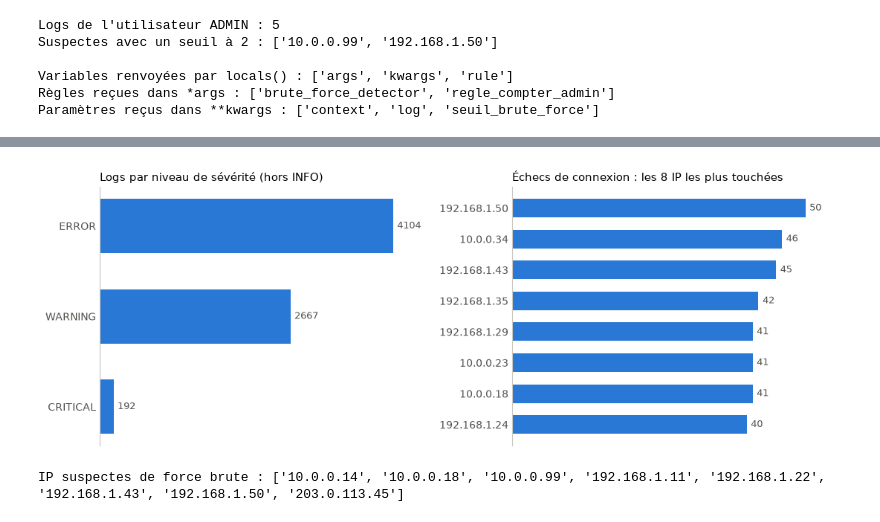
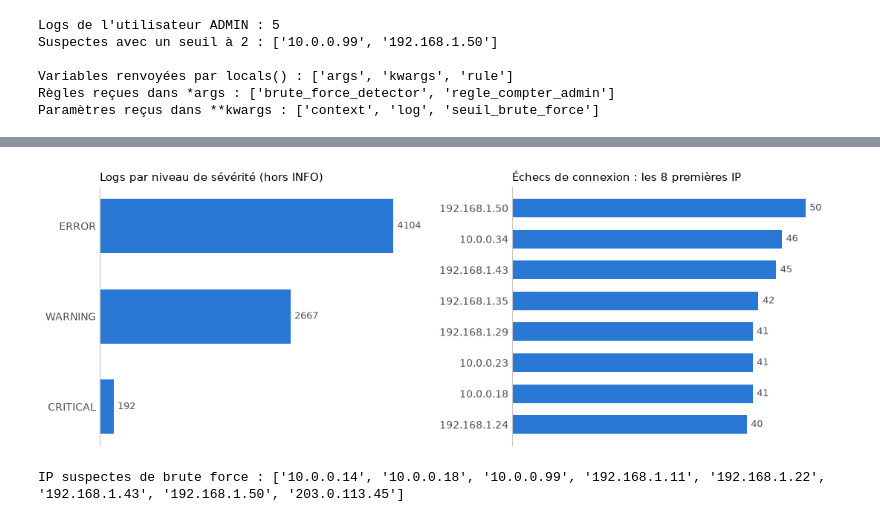
Before and after one commit to Kingfor118/Projet_Python_Inge3_ECE, a Jupyter notebook: report/rapport.ipynb, the cells around one changed output, grey strips where cells are left out. Cells and saved outputs as stored; diff of their text form; code cells hidden in the pictures.

```diff
--- a/report/rapport.ipynb
+++ b/report/rapport.ipynb
@@ -321,33 +312,32 @@ Lignes rejetées : 7
 # %%
 BLEU = "#2a78d6"
 ENCRE = "#52514e"
 
 
 def barres(ax, donnees: dict, titre: str) -> None:
-    """Trace des barres horizontales, de la plus grande à la plus petite."""
     tri = sorted(donnees.items(), key=lambda paire: paire[1])
     noms = [str(nom) for nom, _ in tri]
     valeurs = [valeur for _, valeur in tri]
     rects = ax.barh(noms, valeurs, color=BLEU, height=0.6)
     ax.bar_label(rects, padding=4, color=ENCRE, fontsize=9)
     ax.set_title(titre, loc="left", fontsize=11)
     ax.spines[["top", "right", "bottom"]].set_visible(False)
     ax.spines["left"].set_color("#c9c8c2")
     ax.tick_params(axis="y", length=0, colors=ENCRE)
     ax.xaxis.set_visible(False)
     ax.margins(x=0.12)
 
 
 echecs = contexte_demo["echecs_par_ip"]
 top_echecs = dict(sorted(echecs.items(), key=lambda paire: paire[1], reverse=True)[:8])
 
 fig, (gauche, droite) = plt.subplots(1, 2, figsize=(11, 4))
 barres(gauche, dict(contexte_demo["occurence_error"]), "Logs par niveau de sévérité (hors INFO)")
-barres(droite, top_echecs, "Échecs de connexion : les 8 IP les plus touchées")
+barres(droite, top_echecs, "Échecs de connexion : les 8 premières IP")
 fig.tight_layout()
 plt.show()
 
-print("IP suspectes de force brute :", sorted(contexte_demo["ip_sus_brute_force"]))
+print("IP suspectes de brute force :", sorted(contexte_demo["ip_sus_brute_force"]))
 # %% [output]
-[figure, old version]
+[figure, new version]
-IP suspectes de force brute : ['10.0.0.14', '10.0.0.18', '10.0.0.99', '192.168.1.11', '192.168.1.22', '192.168.1.43', '192.168.1.50', '203.0.113.45']
+IP suspectes de brute force : ['10.0.0.14', '10.0.0.18', '10.0.0.99', '192.168.1.11', '192.168.1.22', '192.168.1.43', '192.168.1.50', '203.0.113.45']
```
Also changed, not shown: parts of 21 cells of this notebook, 10 other files.
